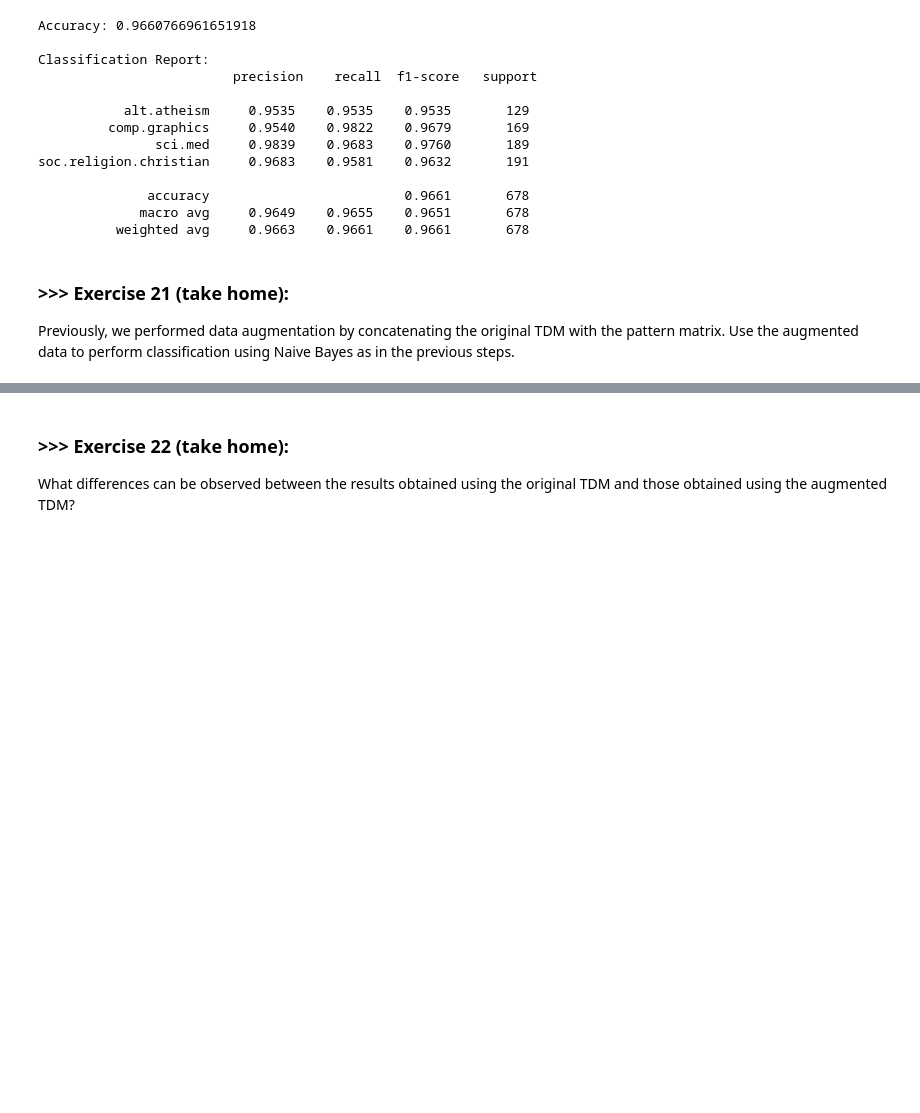
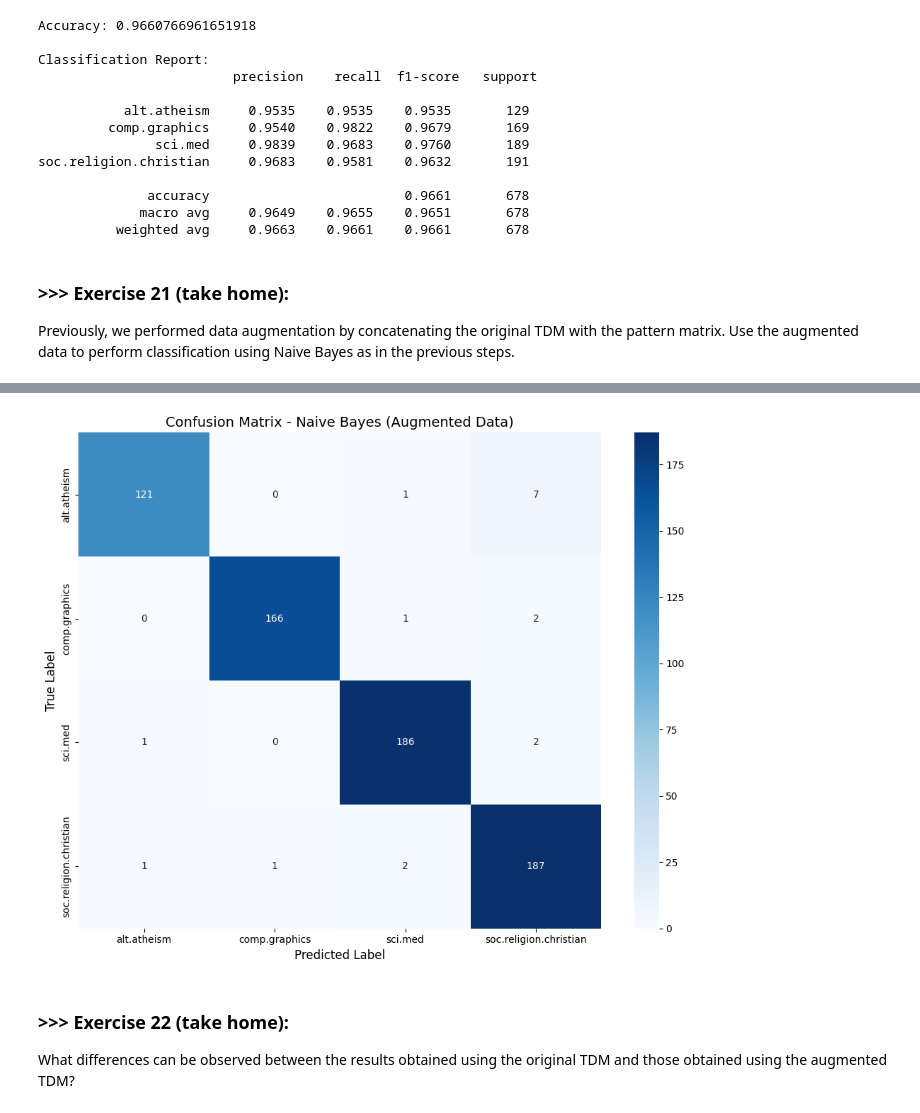
Before and after one commit to chenee0713/DM2025-Lab1-Exercise, a Jupyter notebook: DM2025-Lab1-Master.ipynb, the cells around one changed output, grey strips where cells are left out. Cells and saved outputs as stored; diff of their text form; code cells hidden in the pictures; blank space fills up the shorter version.

```diff
--- a/DM2025-Lab1-Master.ipynb
+++ b/DM2025-Lab1-Master.ipynb
@@ -2581,0 +3217,63 @@ Previously, we performed data augmentation by concatenating the original TDM wit
+# %%
+#Answer
+
+from sklearn.naive_bayes import MultinomialNB
+from sklearn.model_selection import train_test_split
+from sklearn.metrics import classification_report, accuracy_score, confusion_matrix
+import seaborn as sns
+import matplotlib.pyplot as plt
+
+print("=" * 80)
+print("Naive Bayes Classification - Augmented Data (TDM + Patterns)")
+print("=" * 80)
+
+# 使用 augmented_df (而不是 augmented_data)
+# augmented_df 已經在 Cell 277 中建立
+
+# Split data: 70% training, 30% testing
+X_train_aug, X_test_aug, y_train_aug, y_test_aug = train_test_split(
+    augmented_df, X['category'],  # ✅ 改為 augmented_df
+    test_size=0.3,
+    random_state=42
+)
+
+print(f"\nTraining set size: {X_train_aug.shape}")
+print(f"Test set size: {X_test_aug.shape}")
+
+# Train Multinomial Naive Bayes
+print("\nTraining Multinomial Naive Bayes with augmented data...")
+nb_classifier_aug = MultinomialNB()
+nb_classifier_aug.fit(X_train_aug, y_train_aug)
+
+# Predict
+y_pred_aug = nb_classifier_aug.predict(X_test_aug)
+
+# Evaluate
+accuracy_aug = accuracy_score(y_test_aug, y_pred_aug)
+print(f"\n{'='*60}")
+print(f"Naive Bayes Accuracy (Augmented Data): {accuracy_aug:.6f}")
+print(f"{'='*60}")
+
+# Classification Report
+target_names = ['alt.atheism', 'comp.graphics', 'sci.med', 'soc.religion.christian']
+print("\nClassification Report:")
+print(classification_report(y_test_aug, y_pred_aug, target_names=target_names, digits=4))
+
+# Confusion Matrix
+cm_aug = confusion_matrix(y_test_aug, y_pred_aug)
+plt.figure(figsize=(10, 8))
+sns.heatmap(cm_aug, annot=True, fmt='d', cmap='Blues',
+            xticklabels=target_names, yticklabels=target_names)
+plt.title('Confusion Matrix - Naive Bayes (Augmented Data)', fontsize=14)
+plt.ylabel('True Label', fontsize=12)
+plt.xlabel('Predicted Label', fontsize=12)
+plt.tight_layout()
+plt.show()
+
+# 儲存結果供後續比較
+results_nb_aug = {
+    'accuracy': accuracy_aug,
+    'y_pred': y_pred_aug,
+    'confusion_matrix': cm_aug
+}
+# %% [output]
@@ -2582,3 +3297,4 @@ Previously, we performed data augmentation by concatenating the original TDM wit
+[figure, added]
 # %% [markdown]
 ### >>> **Exercise 22 (take home):**
 
```
Also changed, not shown: parts of 30 cells of this notebook, 19 other files.
